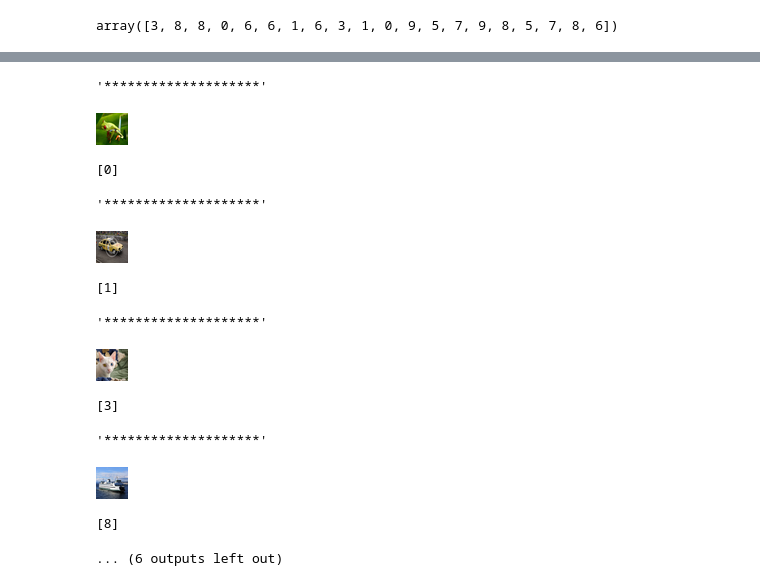
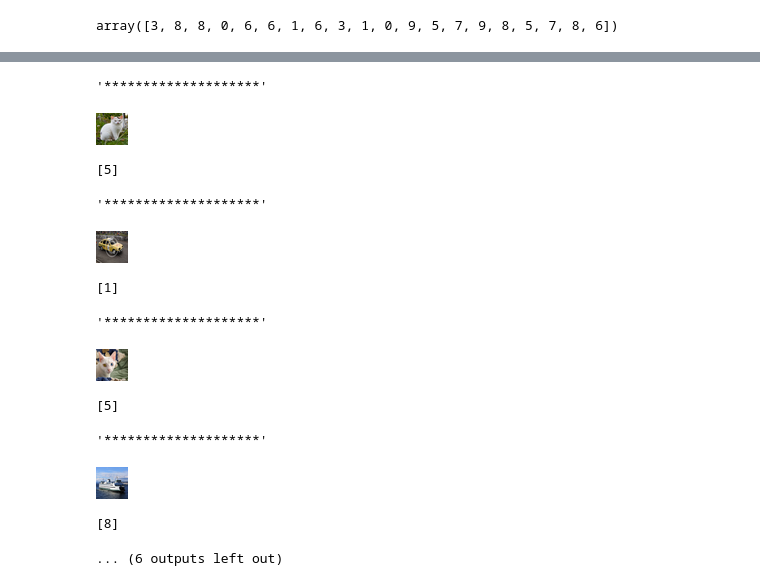
Before and after one commit to sulata2/Vino, a Jupyter notebook: CIFAR Keras.ipynb, the cells around one changed output, grey strips where cells are left out. Saved outputs shown, nothing was run; the diff lists cells and outputs as text; code cells hidden in the pictures.

```diff
--- a/CIFAR Keras.ipynb
+++ b/CIFAR Keras.ipynb
@@ -468,8 +468,7 @@ IMAGE_HEIGHT = 32
 IMAGE_CHANNELS = 3
 
 images = [
-
-    "https://upload.wikimedia.org/wikipedia/commons/9/99/Red-eyed_tree_frog.jpg",
+     "https://images.all-free-download.com/images/graphiclarge/white_cat_sitting_189919.jpg",
      "https://farm3.static.flickr.com/2359/2162410480_7346414fd6.jpg",
     "https://upload.wikimedia.org/wikipedia/commons/thumb/a/a3/June_odd-eyed-cat.jpg/1106px-June_odd-eyed-cat.jpg",
     "https://images.all-free-download.com/images/graphicthumb/seattle_ferry_199633.jpg",
@@ -490,41 +489,41 @@ def make_square(img):
         img = img.crop((0,pad,rows,rows))
 
     return img
 
 for url in images:
     x = []
     ImageFile.LOAD_TRUNCATED_IMAGES = False
     response = requests.get(url)
     img = Image.open(BytesIO(response.content))
     img.load()
     img = img.resize((IMAGE_WIDTH,IMAGE_HEIGHT),Image.ANTIALIAS)
 
     x = image.img_to_array(img)
     x = np.expand_dims(x, axis=0)
     x = preprocess_input(x)
     preds = model_1.predict(x)
 
     display("********************")
     display(img)
     print(np.argmax(preds,axis=1))
 
    # lst = decode_predictions(preds, top=5)
    # for itm in lst[0]:
    #     print(itm)
    # print('Predicted:', decode_predictions(pred, top=3)[0])
     # create a list containing the class labels
 class_labels = ['airplane', 'automobile', 'bird','cat' ,'deer','dog','frog', 'horse','ship','truck']
 print ("class names:" , class_labels[0:10])
 # %% [output]
 '********************'
-[figure, old version]
+[figure, new version]
-[0]
+[5]
 '********************'
 [figure]
 [1]
 '********************'
 [figure]
-[3]
+[5]
 '********************'
 [figure]
 [8]
```
Also changed, not shown: parts of 2 cells of this notebook.
